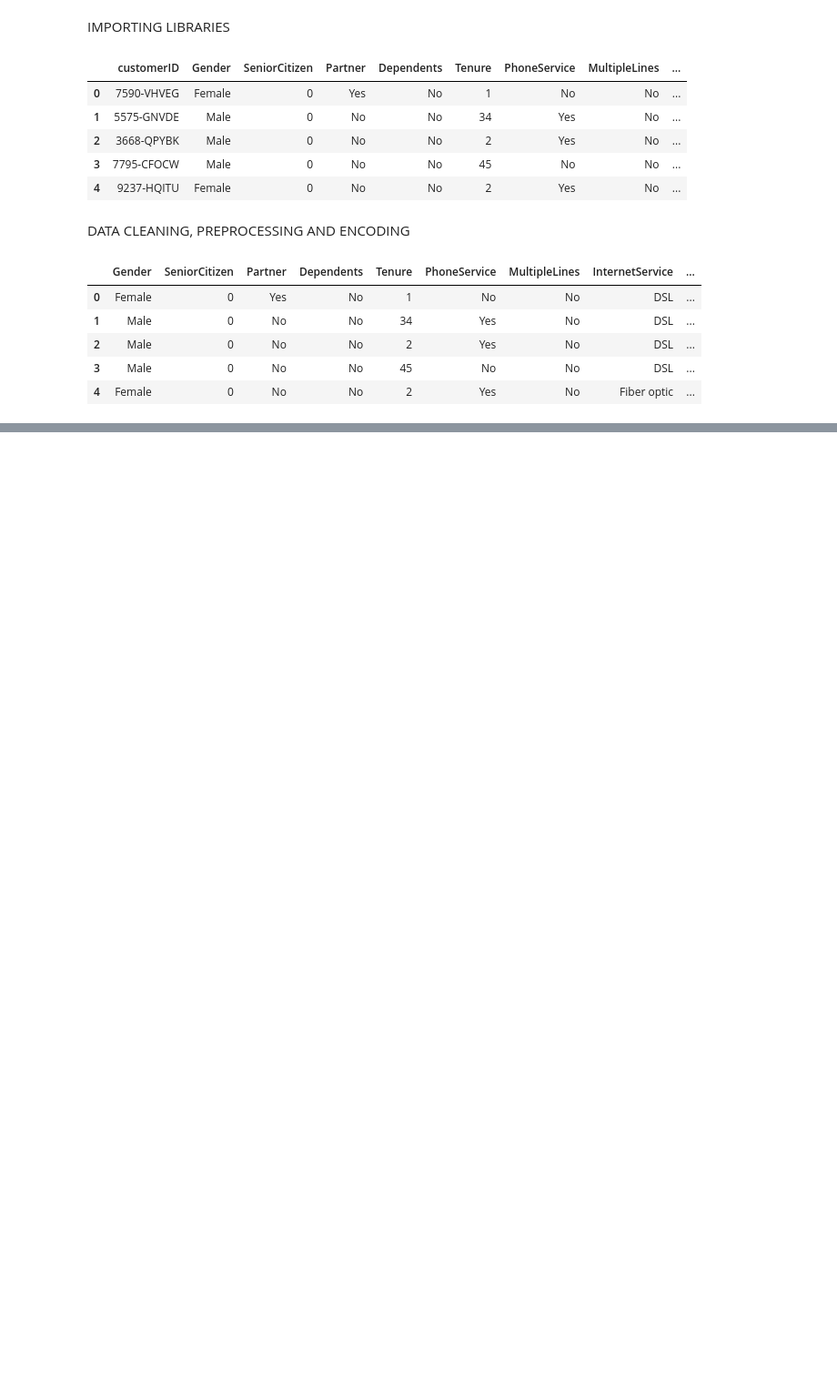
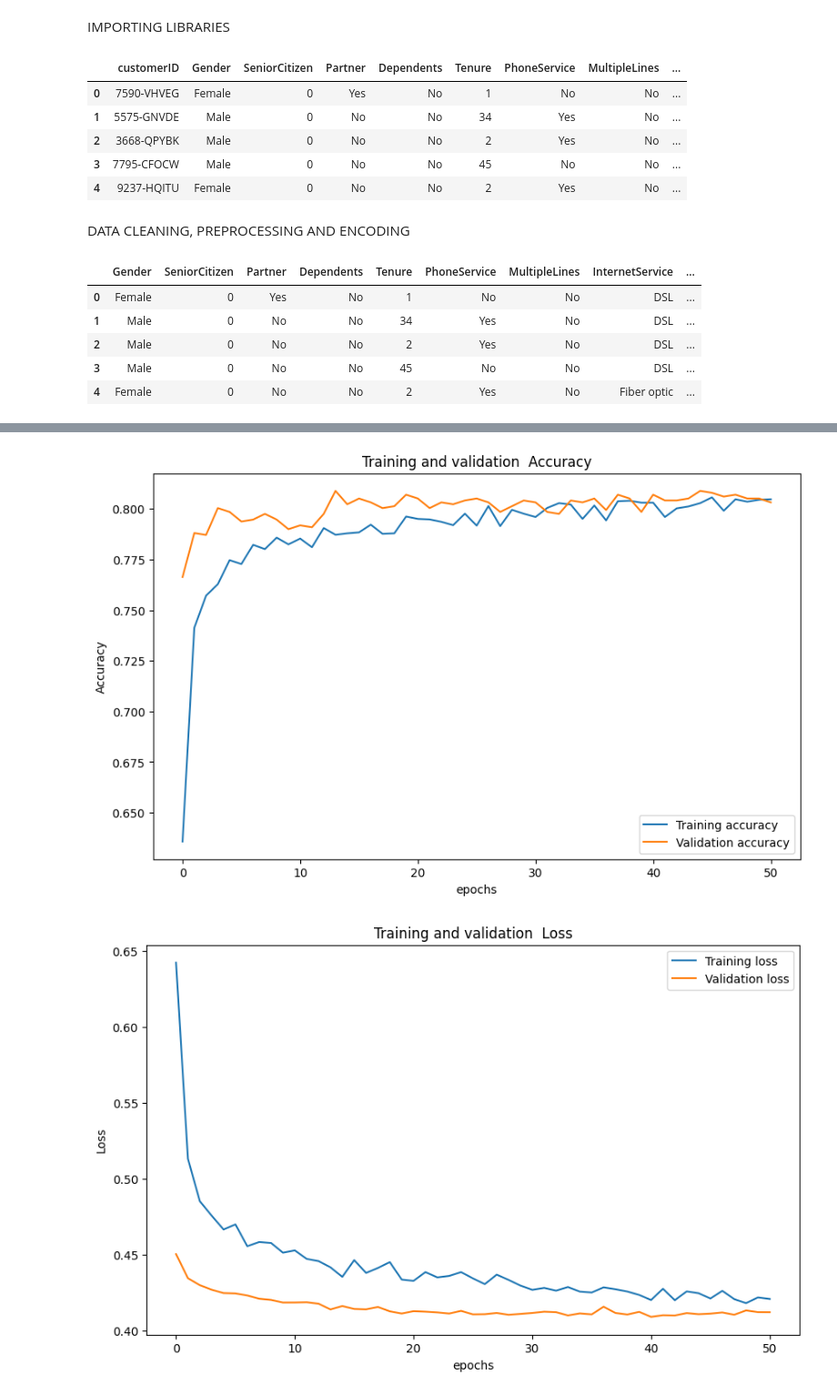
Before and after one commit to GoodnessA1/CUSTOMER_CHURN_PREDICTION, a Jupyter notebook: main.ipynb, the cells around one changed output, grey strips where cells are left out. Shown at 91% size. Saved outputs shown, nothing was run; the diff lists cells and outputs as text; code cells hidden in the pictures; blank space fills up the shorter version.

Commit message:
completed model file

```diff
--- a/main.ipynb
+++ b/main.ipynb
@@ -69,3 +69,6 @@ dataset['StreamingTV'] = le_s.fit_transform(dataset['StreamingTV'])
 dataset['StreamingMovies'] = le_S.fit_transform(dataset['StreamingMovies'])
 dataset['PaperlessBilling'] = le_paper.fit_transform(dataset['PaperlessBilling'])
 dataset['Churn'] = le_churn.fit_transform(dataset['Churn'])
+# %%
+Y = dataset['Churn']
+X = dataset.drop('Churn', axis=1)
@@ -71,0 +94,19 @@ dataset['Churn'] = le_churn.fit_transform(dataset['Churn'])
+# %%
+def build_model(input_shape):
+    model = Sequential([
+        Input(shape=input_shape),
+        Dense(64, activation='relu'),
+        Dropout(0.5),
+        Dense(32, activation='relu'),
+        Dropout(0.5),
+        Dense(1, activation='sigmoid')
+    ])
+    return model
+
+input_shape = (X_train.shape[1], )
+model = build_model(input_shape)
+# %%
+model.compile(optimizer=Adam(learning_rate=0.001), loss='binary_crossentropy', metrics=['accuracy'])
+early_stopping = EarlyStopping(monitor='val_loss', patience=10, restore_best_weights=True)
+
+model.summary()
@@ -71,0 +131,9 @@ dataset['Churn'] = le_churn.fit_transform(dataset['Churn'])
+# %%
+history = model.fit(
+    X_train, Y_train,
+    epochs=200,
+    batch_size=32,
+    validation_split=0.2,
+    callbacks=early_stopping,
+    verbose=1
+)
@@ -71,0 +164,16 @@ dataset['Churn'] = le_churn.fit_transform(dataset['Churn'])
+# %%
+def plot_history(history, metrics):
+    plt.figure(figsize=[10, 6])
+    plt.plot(history.history[metrics], label=f'Training {metrics}')
+    plt.plot(history.history[f'val_{metrics}'], label=f'Validation {metrics}')
+    plt.xlabel('epochs')
+    plt.ylabel(metrics.capitalize())
+    plt.title(f'Training and validation  {metrics.capitalize()}')
+    plt.legend()
+    plt.show()
+
+plot_history(history, 'accuracy')
+plot_history(history, 'loss')
+# %% [output]
+[figure, added]
+[figure, added]
```
Also changed, not shown: parts of 7 cells of this notebook, 1 other file.
